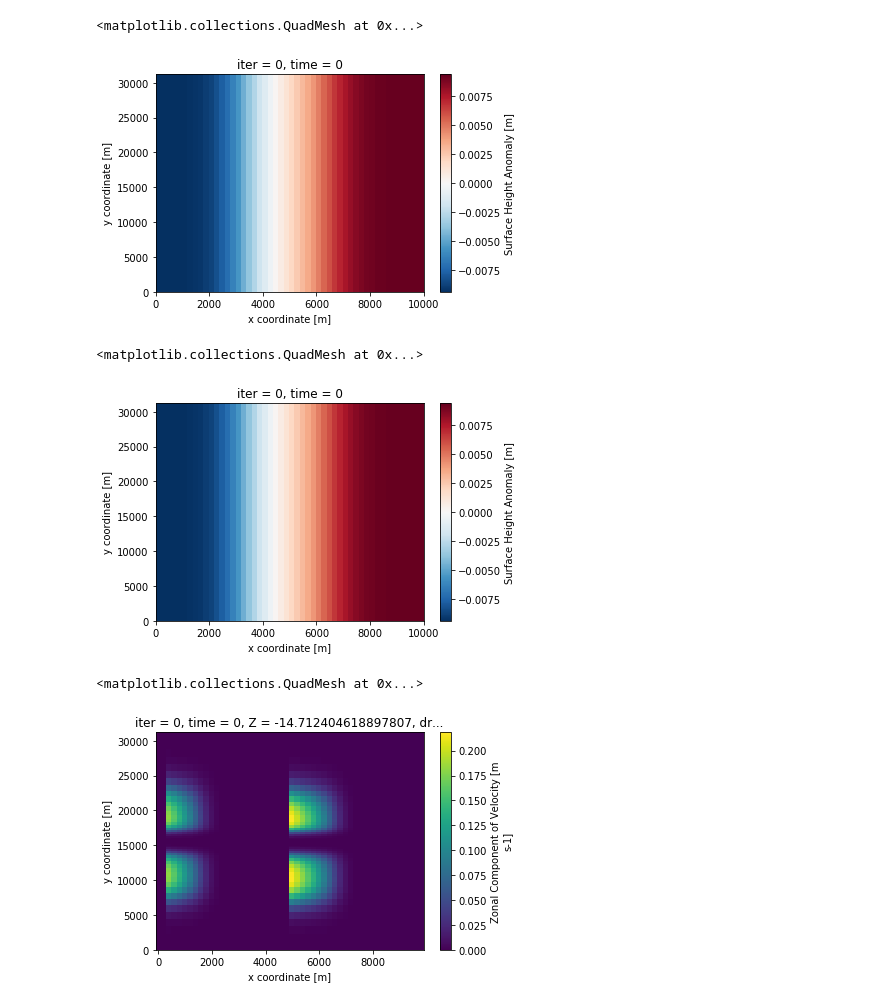
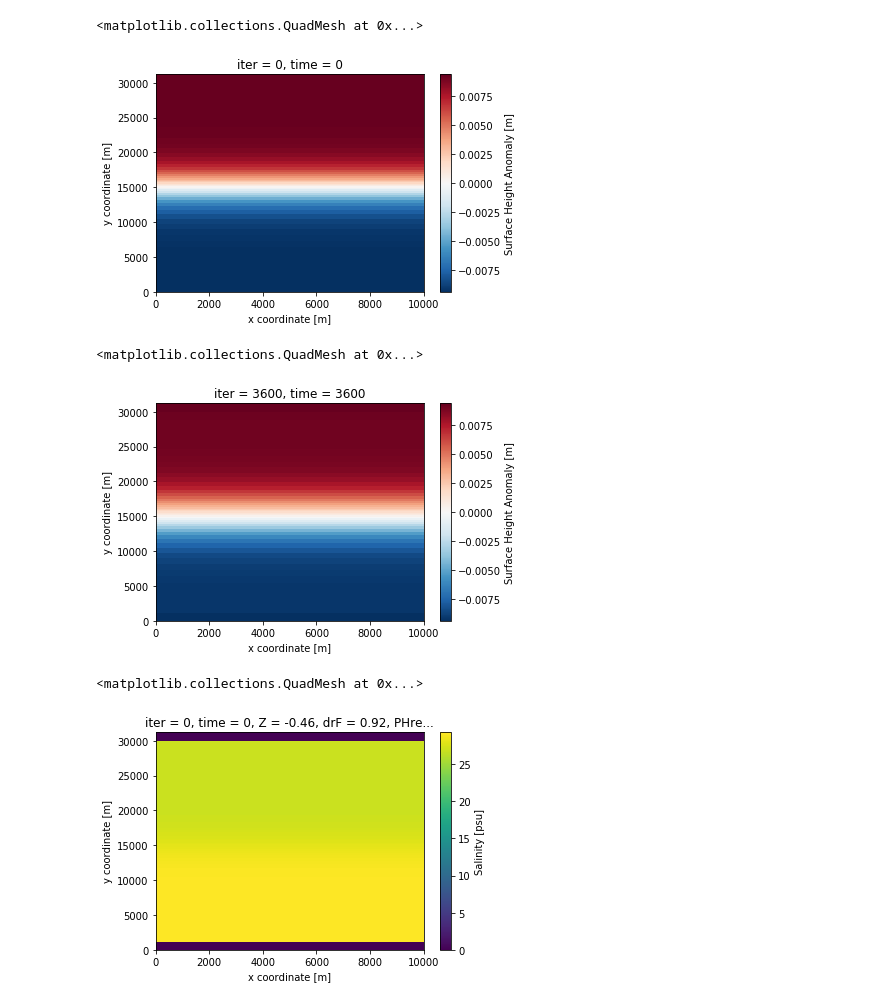
Before and after one commit to liqun1981/front_SODA_lowres, a Jupyter notebook: notebooks/plot_model_output.ipynb, the cells around one changed output. Cells and saved outputs as stored; diff of their text form; code cells hidden in the pictures.

Commit message:
Fixed output to be z,y,x and read in test data

```diff
--- a/notebooks/plot_model_output.ipynb
+++ b/notebooks/plot_model_output.ipynb
@@ -10,7 +10,7 @@ import numpy as np
 import matplotlib.pyplot as plt
 # %%
 # Set path to model output
-path_data = '/work/Marion.Alberty/front_SODA_lowres/run_test3'
+path_data = '/work/Marion.Alberty/front_SODA_lowres/run_test5'
 # Open dataset with xmitgcm
 ds0 = xmitgcm.open_mdsdataset(path_data,iters=[0],geometry='cartesian')
 dsN = xmitgcm.open_mdsdataset(path_data,iters=[3600],geometry='cartesian')
@@ -39,19 +21,19 @@ Coordinates:
 ds0.Eta.plot()
 # %% [output]
 <matplotlib.collections.QuadMesh at 0x...>
-[figure, old version]
+[figure, new version]
 # %%
 # Plot final sea surface height
-ds0.Eta.plot()
+dsN.Eta.plot()
 # %% [output]
 <matplotlib.collections.QuadMesh at 0x...>
-[figure, old version]
+[figure, new version]
 # %%
 # Plot salinity
-Ssurf0 = ds0.U.isel(Z = 10)
+Ssurf0 = ds0.S.isel(Z = 0)
 Ssurf0.plot()
 # %% [output]
 <matplotlib.collections.QuadMesh at 0x...>
-[figure, old version]
+[figure, new version]
 # %%
 # Plot temperature
```
Also changed, not shown: parts of 7 cells of this notebook, 1 other file.
